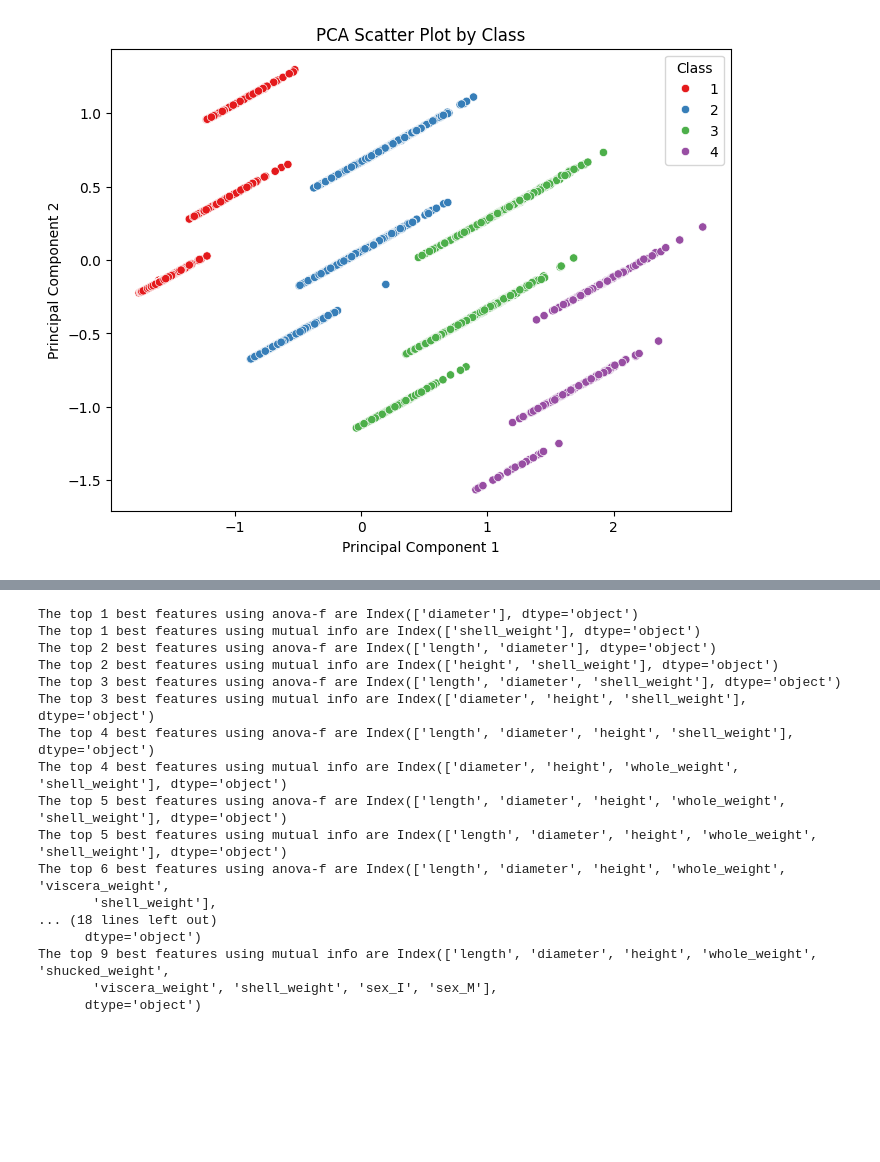
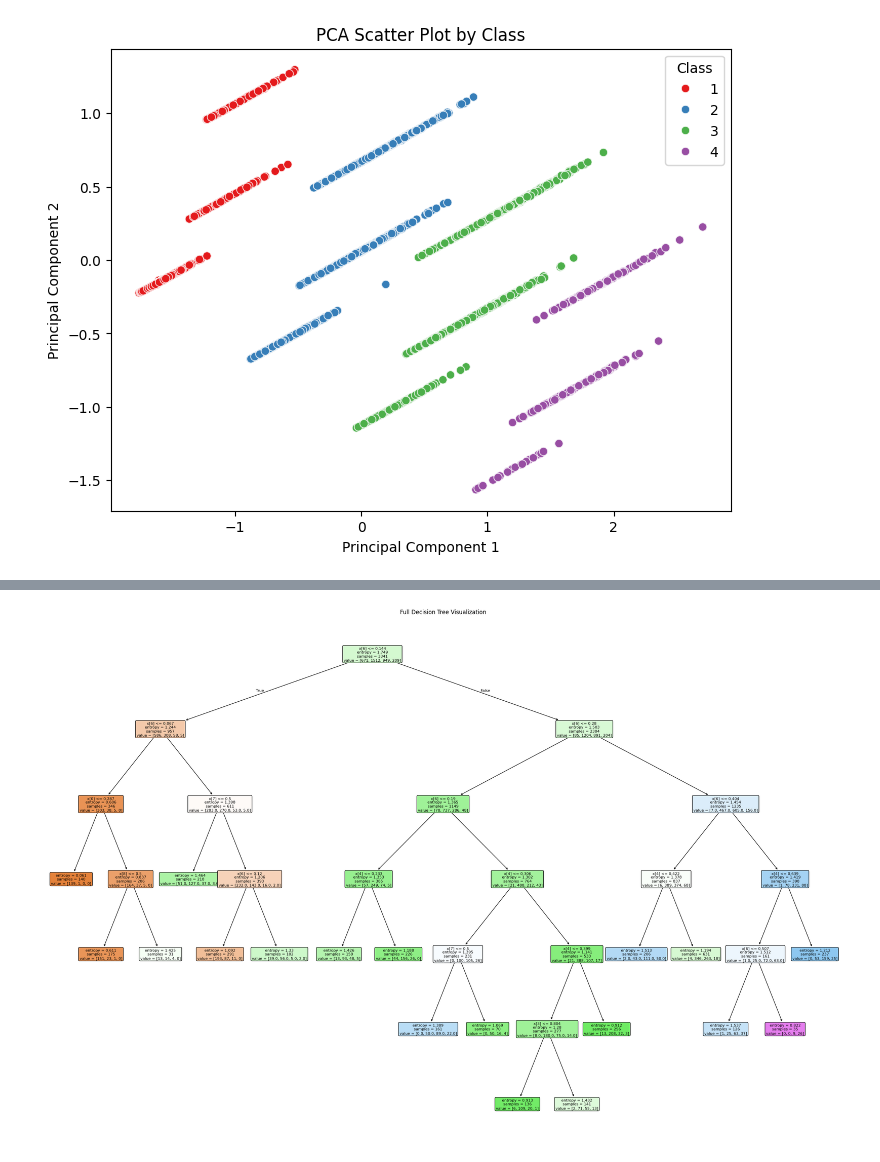
Before and after one commit to minjun504/applied_machine_learning_project, a Jupyter notebook: notebooks/1.0-mk-initial-data-exploration.ipynb, the cells around one changed output, grey strips where cells are left out. Drawn from its saved outputs; the diff is of its cells as text; code cells hidden in the pictures; blank space fills up the shorter version.

```diff
--- a/notebooks/1.0-mk-initial-data-exploration.ipynb
+++ b/notebooks/1.0-mk-initial-data-exploration.ipynb
@@ -177,38 +72,37 @@ Index(['length', 'diameter', 'height', 'whole_weight', 'shell_weight'], dtype='o
-# %%
-from sklearn.feature_selection import SelectKBest, f_classif, mutual_info_classif
-
-def feature_selection(X, y, method, k):
-        if method == "anova-f":
-            selector = SelectKBest(score_func=f_classif, k=k)
-        elif method == "mutual_info":
-            selector = SelectKBest(score_func=mutual_info_classif, k=k)
-        else:
-            raise ValueError(f"Unknown selection method, {method}")
-
-        selector.fit_transform(X, y)
-        mask = selector.get_support()
-        return X.columns[mask]
-
-X = df.drop("age_class", axis=1)
-y = df["age_class"]
-for i in range(1, 10):
-    print(f"The top {i} best features using anova-f are", feature_selection(X=X, y=y, method="anova-f", k=i))
-    print(f"The top {i} best features using mutual info are", feature_selection(X=X, y=y, method="mutual_info", k=i))
-# %% [output]
-The top 1 best features using anova-f are Index(['diameter'], dtype='object')
-The top 1 best features using mutual info are Index(['shell_weight'], dtype='object')
-The top 2 best features using anova-f are Index(['length', 'diameter'], dtype='object')
-The top 2 best features using mutual info are Index(['height', 'shell_weight'], dtype='object')
-The top 3 best features using anova-f are Index(['length', 'diameter', 'shell_weight'], dtype='object')
-The top 3 best features using mutual info are Index(['diameter', 'height', 'shell_weight'], dtype='object')
-The top 4 best features using anova-f are Index(['length', 'diameter', 'height', 'shell_weight'], dtype='object')
-The top 4 best features using mutual info are Index(['diameter', 'height', 'whole_weight', 'shell_weight'], dtype='object')
-The top 5 best features using anova-f are Index(['length', 'diameter', 'height', 'whole_weight', 'shell_weight'], dtype='object')
-The top 5 best features using mutual info are Index(['length', 'diameter', 'height', 'whole_weight', 'shell_weight'], dtype='object')
-The top 6 best features using anova-f are Index(['length', 'diameter', 'height', 'whole_weight', 'viscera_weight',
-       'shell_weight'],
-... (18 lines left out)
-      dtype='object')
-The top 9 best features using mutual info are Index(['length', 'diameter', 'height', 'whole_weight', 'shucked_weight',
-       'viscera_weight', 'shell_weight', 'sex_I', 'sex_M'],
-      dtype='object')
+# %%
+import pickle
+import matplotlib.pyplot as plt
+from sklearn.tree import plot_tree, export_text
+from src.config import RESULTS_DIR
+
+with open(f"{RESULTS_DIR}/best_decision_tree.pkl", "rb") as f:
+    best_dt = pickle.load(f)
+
+tree_model = best_dt.model
+
+feature_names = [
+    "Sex", "Length", "Diameter", "Height", "Whole_weight",
+    "Shucked_weight", "Viscera_weight", "Shell_weight"
+]
+# %%
+feature_names = [
+    "Sex_I", "Sex_M",
+    "Length", "Diameter", "Height", "Whole_weight",
+    "Shucked_weight", "Viscera_weight", "Shell_weight"
+]
+
+class_names = ["Class 0", "Class 1", "Class 2", "Class 3"]
+plt.figure(figsize=(24, 16))
+plot_tree(
+    tree_model,
+    filled=True,
+    rounded=True,
+    fontsize=8,
+    max_depth=None
+)
+plt.title("Full Decision Tree Visualization")
+plt.tight_layout()
+plt.savefig(f"{RESULTS_DIR}/decision_tree_full.png", dpi=150, bbox_inches="tight")
+plt.show()
+# %% [output]
+[figure, added]
```
Also changed, not shown: parts of 9 cells of this notebook, 15 other files.
